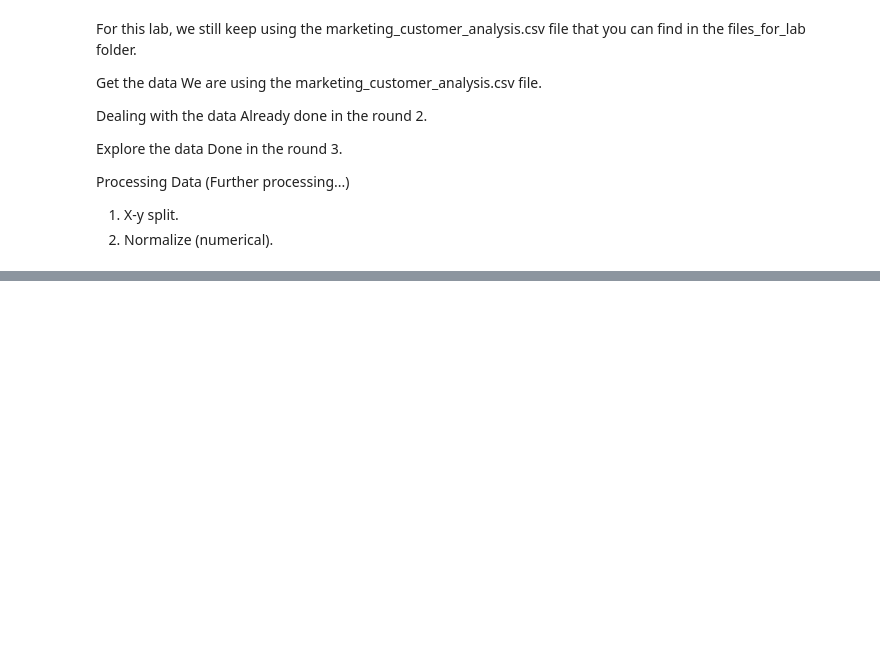
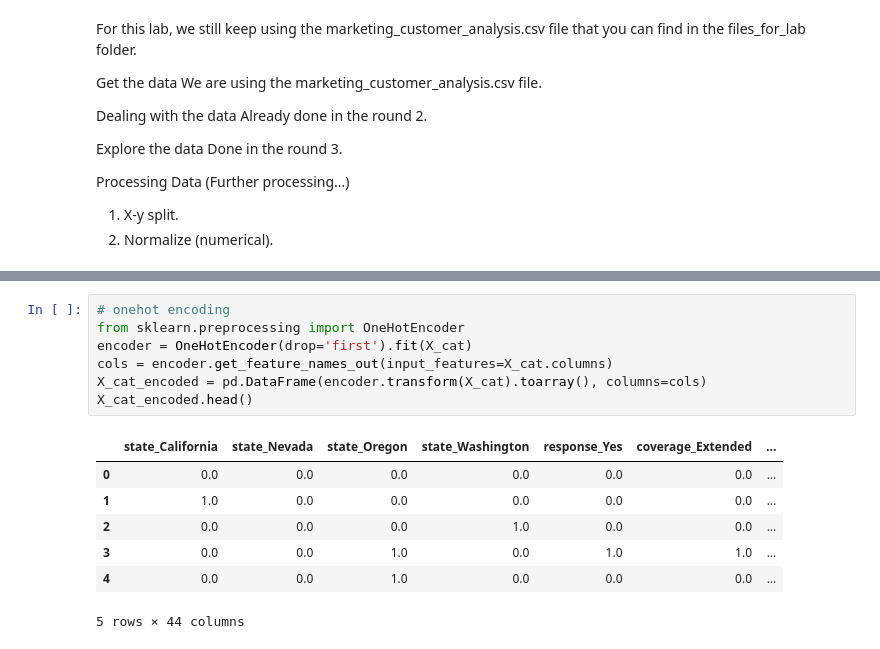
Before and after one commit to liutianxuan/lab-customer-analysis-round-2, a Jupyter notebook: lab-customer-analysis-round-2.ipynb, the cells around one changed output, grey strips where cells are left out. Saved outputs shown, nothing was run; the diff lists cells and outputs as text; blank space fills up the shorter version.

```diff
--- a/lab-customer-analysis-round-2.ipynb
+++ b/lab-customer-analysis-round-2.ipynb
@@ -447,0 +477,15 @@ pd.DataFrame(x_normalized, columns=numerical.columns).corr()
+# %%
+# onehot encoding
+from sklearn.preprocessing import OneHotEncoder
+encoder = OneHotEncoder(drop='first').fit(X_cat)
+cols = encoder.get_feature_names_out(input_features=X_cat.columns)
+X_cat_encoded = pd.DataFrame(encoder.transform(X_cat).toarray(), columns=cols)
+X_cat_encoded.head()
+# %% [output]
+|  | state_California | state_Nevada | state_Oregon | state_Washington | response_Yes | coverage_Extended | ... |
+| 0 | 0.0 | 0.0 | 0.0 | 0.0 | 0.0 | 0.0 | ... |
+| 1 | 1.0 | 0.0 | 0.0 | 0.0 | 0.0 | 0.0 | ... |
+| 2 | 0.0 | 0.0 | 0.0 | 1.0 | 0.0 | 0.0 | ... |
+| 3 | 0.0 | 0.0 | 1.0 | 0.0 | 1.0 | 1.0 | ... |
+| 4 | 0.0 | 0.0 | 1.0 | 0.0 | 0.0 | 0.0 | ... |
+5 rows × 44 columns
```
Also changed, not shown: parts of 16 cells of this notebook.
